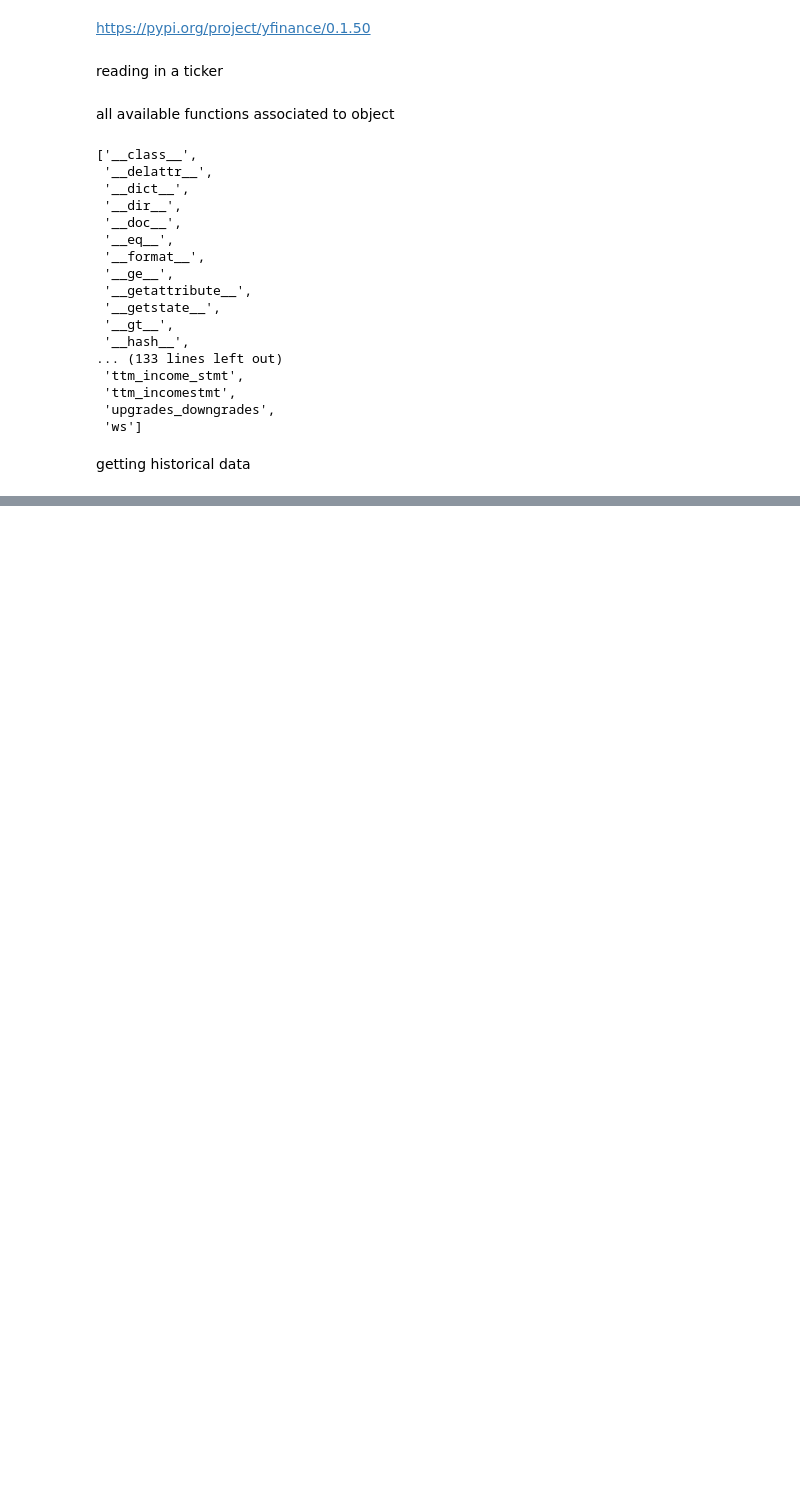
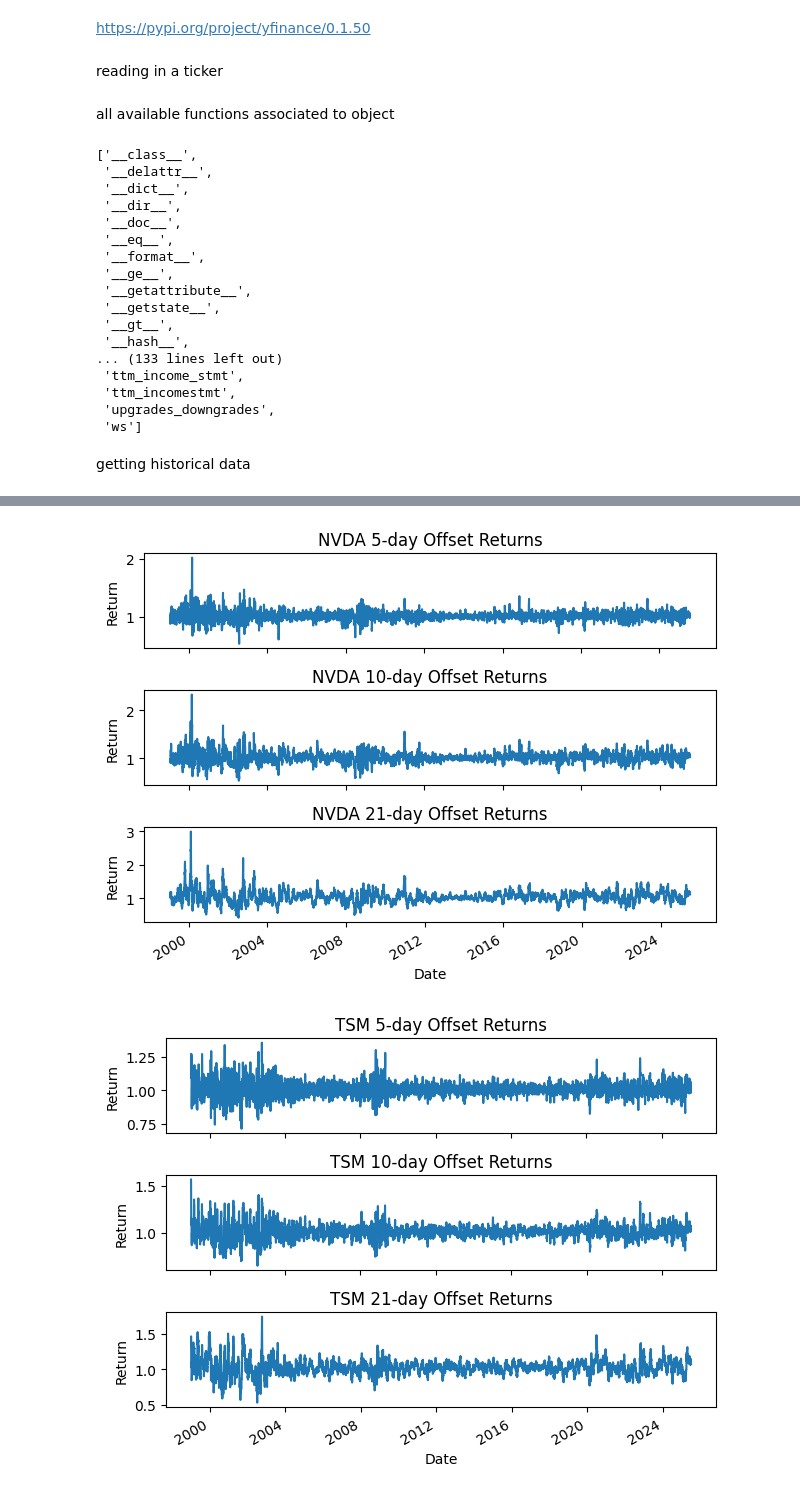
Before and after one commit to Saashiv-Valjee/TechStocks, a Jupyter notebook: Starting_out/api_test.ipynb, the cells around one changed output, grey strips where cells are left out. Drawn from its saved outputs; the diff is of its cells as text; code cells hidden in the pictures; blank space fills up the shorter version.

Commit message:
finished nlog returns

```diff
--- a/Starting_out/api_test.ipynb
+++ b/Starting_out/api_test.ipynb
@@ -36,3 +41,6 @@ dir(ticker_obj['nvda'])
 getting historical data
 # %%
 hist = ticker_obj['nvda'].history(period="max")
+ticker_hists = {}
+for ticker in tickers:
+    ticker_hists[ticker] = ticker_obj[ticker].history(period='max')
@@ -60,0 +124,34 @@ Date
+# %%
+def nday_with_dates(price_tuples, ndays_offset):
+    dates = [d for d, p in price_tuples]
+    prices = [p for d, p in price_tuples]
+    new_prices = prices[ndays_offset-1:] + [0]*(ndays_offset-1)
+    returns = np.array(new_prices) / np.array(prices)
+    return list(zip(dates, returns))
+# %%
+nday_prices = {}
+noffset_returns = {}
+nday_offsets = [5,10,21]
+
+for ticker in tickers:
+    for offset in nday_offsets:
+        noffset_returns[ticker, offset] = nday_with_dates(daily_price_map[ticker], offset)[:-offset+1]
+# %%
+for ticker in tickers:
+    fig, axes = plt.subplots(len(nday_offsets),1)
+    for i, n in enumerate(nday_offsets):
+        dates, returns = zip(*noffset_returns[ticker, n])
+        dates = [datetime.strptime(d, "%Y-%m-%d") for d in dates]
+
+        ax = axes[i]
+        ax.plot(dates, returns)
+        ax.set_xlabel("Date")
+        ax.set_ylabel("Return")
+        ax.set_title(f"{ticker.upper()} {n}-day Offset Returns")
+        fig.autofmt_xdate()
+
+    plt.tight_layout()
+    plt.show()
+# %% [output]
+[figure, added]
+[figure, added]
```
Also changed, not shown: parts of 7 cells of this notebook, 6 other files.
